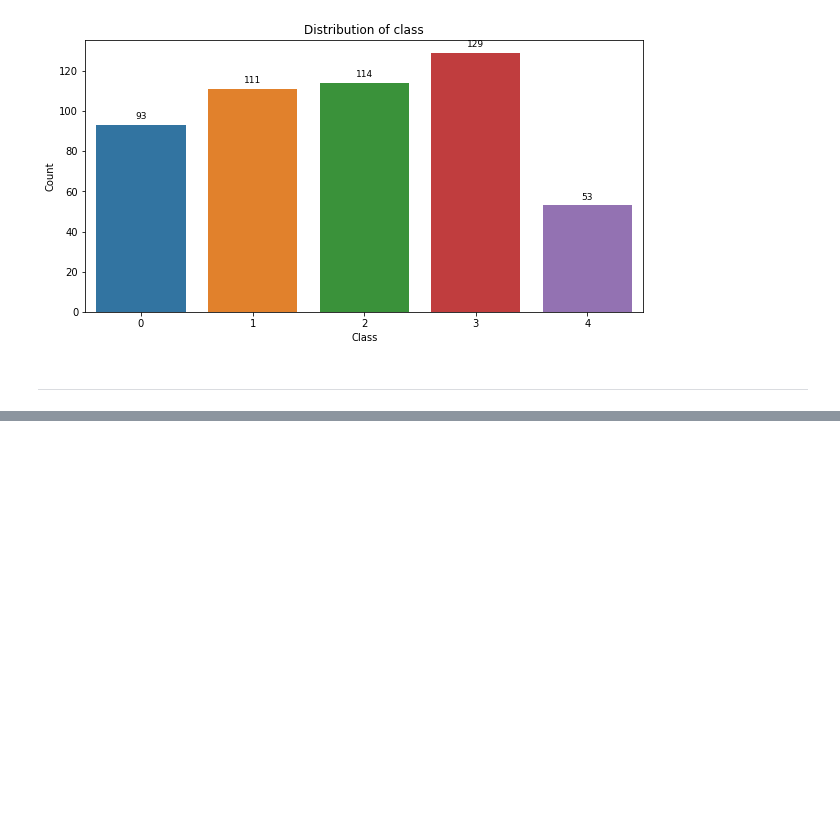
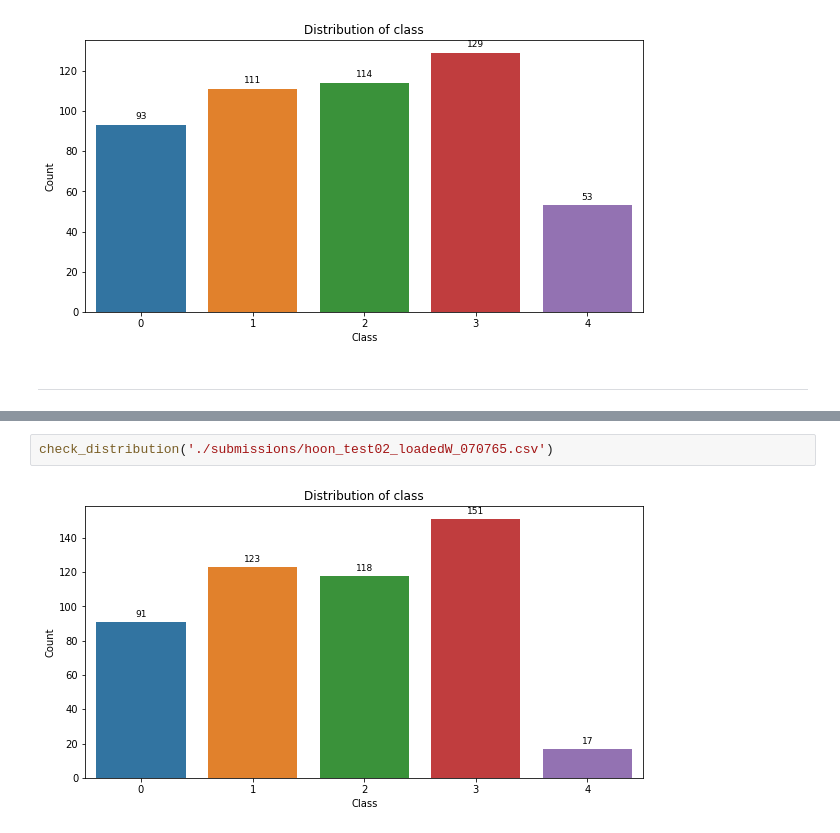
Before and after one commit to SamSam-Kim/DLThon, a Jupyter notebook: Hoon/Result_Analysis.ipynb, the cells around one changed output, grey strips where cells are left out. Saved outputs shown, nothing was run; the diff lists cells and outputs as text; blank space fills up the shorter version.

```diff
--- a/Hoon/Result_Analysis.ipynb
+++ b/Hoon/Result_Analysis.ipynb
@@ -52,0 +57,4 @@ check_distribution('./submissions/sub_preBERT_withDense_072262.csv')
+# %%
+check_distribution('./submissions/hoon_test02_loadedW_070765.csv')
+# %% [output]
+[figure, added]
```
Also changed, not shown: parts of 5 cells of this notebook, 15 other files.
